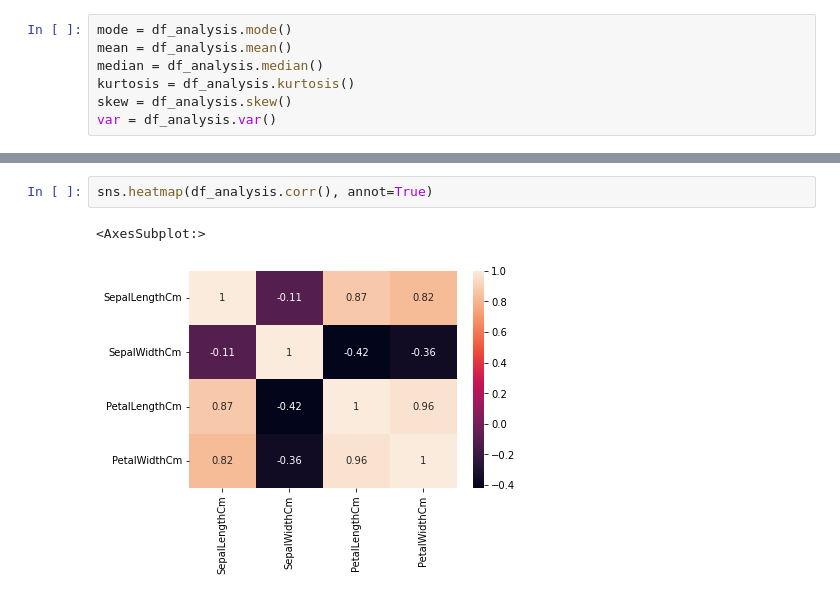
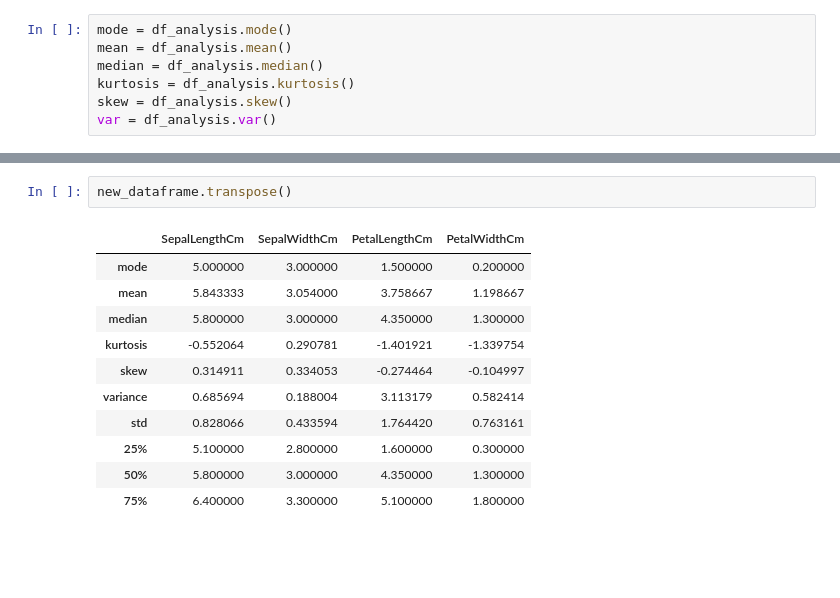
Before and after one commit to victorciurlini/trabalho_estatistica_MBA, a Jupyter notebook: analysis_isis.ipynb, the cells around one changed output, grey strips where cells are left out. Drawn from its saved outputs; the diff is of its cells as text; blank space fills up the shorter version.

```diff
--- a/analysis_isis.ipynb
+++ b/analysis_isis.ipynb
@@ -106,5 +111,14 @@ new_dataframe
-# %%
-sns.heatmap(df_analysis.corr(), annot=True)
-# %% [output]
-<AxesSubplot:>
-[figure, removed]
+# %%
+new_dataframe.transpose()
+# %% [output]
+|  | SepalLengthCm | SepalWidthCm | PetalLengthCm | PetalWidthCm |
+| mode | 5.000000 | 3.000000 | 1.500000 | 0.200000 |
+| mean | 5.843333 | 3.054000 | 3.758667 | 1.198667 |
+| median | 5.800000 | 3.000000 | 4.350000 | 1.300000 |
+| kurtosis | -0.552064 | 0.290781 | -1.401921 | -1.339754 |
+| skew | 0.314911 | 0.334053 | -0.274464 | -0.104997 |
+| variance | 0.685694 | 0.188004 | 3.113179 | 0.582414 |
+| std | 0.828066 | 0.433594 | 1.764420 | 0.763161 |
+| 25% | 5.100000 | 2.800000 | 1.600000 | 0.300000 |
+| 50% | 5.800000 | 3.000000 | 4.350000 | 1.300000 |
+| 75% | 6.400000 | 3.300000 | 5.100000 | 1.800000 |
```
Also changed, not shown: parts of 4 cells of this notebook, 5 other files.
